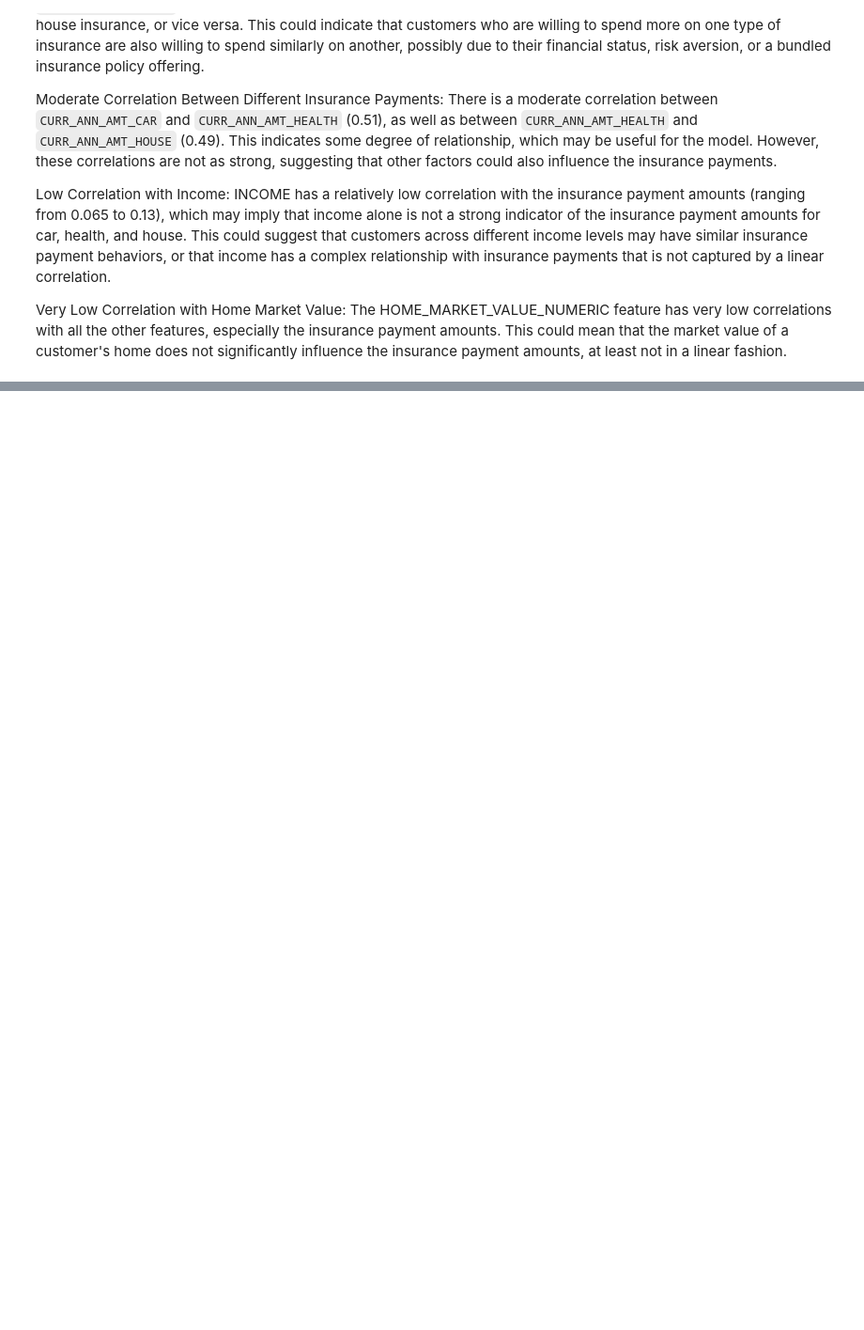
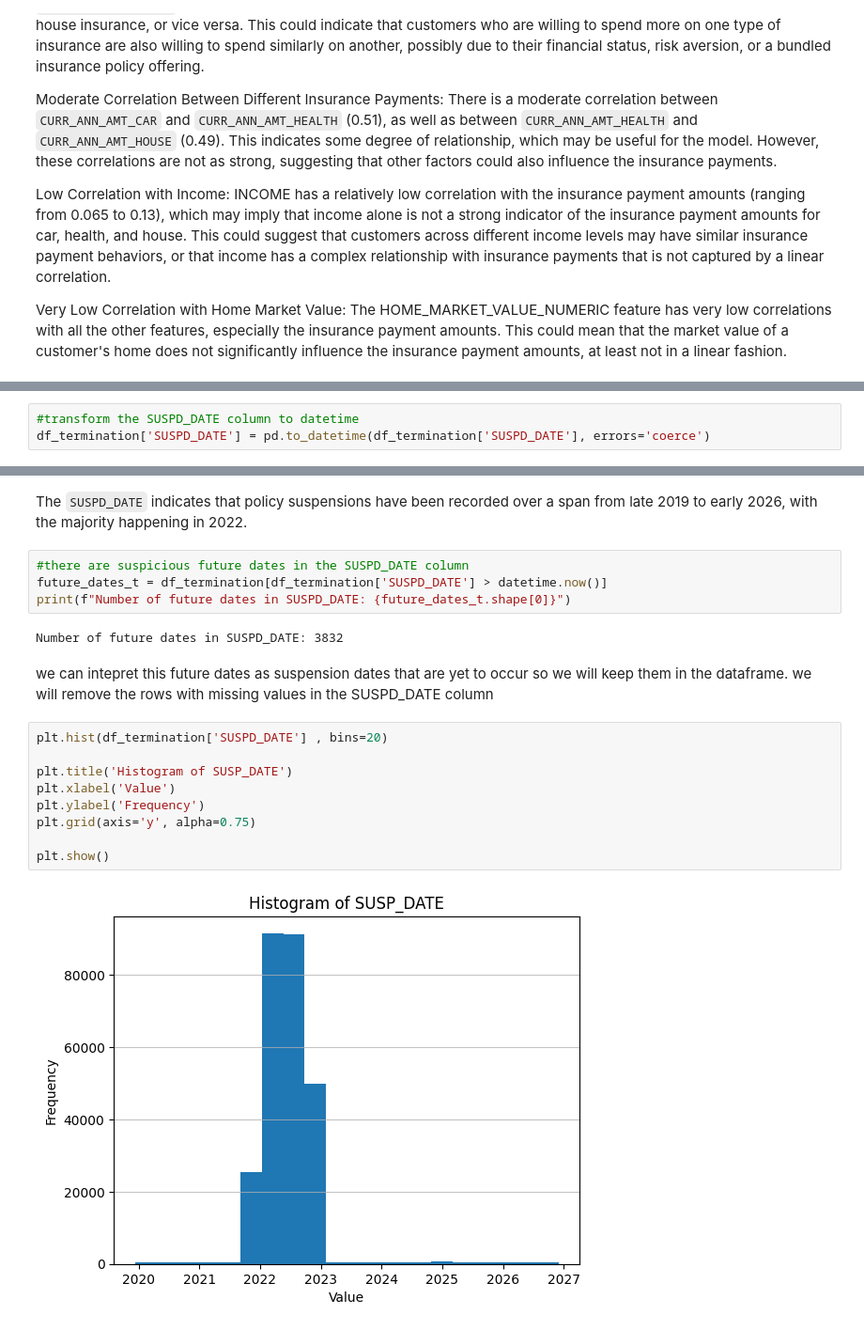
Before and after one commit to fabrizi0rigodanz0/Insurance_Analysis_ML, a Jupyter notebook: notebook.ipynb, the cells around one changed output, grey strips where cells are left out. Shown: that part at 94% size. Cells and saved outputs as stored; diff of their text form; blank space fills up the shorter version.

```diff
--- a/notebook.ipynb
+++ b/notebook.ipynb
@@ -1358,0 +1404,3 @@ Very Low Correlation with Home Market Value: The HOME_MARKET_VALUE_NUMERIC featu
+# %%
+#transform the SUSPD_DATE column to datetime
+df_termination['SUSPD_DATE'] = pd.to_datetime(df_termination['SUSPD_DATE'], errors='coerce')
@@ -1358,0 +1418,22 @@ Very Low Correlation with Home Market Value: The HOME_MARKET_VALUE_NUMERIC featu
+# %% [markdown]
+The `SUSPD_DATE` indicates that policy suspensions have been recorded over a span from late 2019 to early 2026, with the majority happening in 2022.
+# %%
+#there are suspicious future dates in the SUSPD_DATE column
+future_dates_t = df_termination[df_termination['SUSPD_DATE'] > datetime.now()]
+print(f"Number of future dates in SUSPD_DATE: {future_dates_t.shape[0]}")
+# %% [output]
+Number of future dates in SUSPD_DATE: 3832
+# %% [markdown]
+we can intepret this future dates as suspension dates that are yet to occur so we will keep them in the dataframe.
+we will remove the rows with missing values in the SUSPD_DATE column
+# %%
+plt.hist(df_termination['SUSPD_DATE'] , bins=20)
+
+plt.title('Histogram of SUSP_DATE')
+plt.xlabel('Value')
+plt.ylabel('Frequency')
+plt.grid(axis='y', alpha=0.75)
+
+plt.show()
+# %% [output]
+[figure, added]
```
Also changed, not shown: parts of 15 cells of this notebook.
